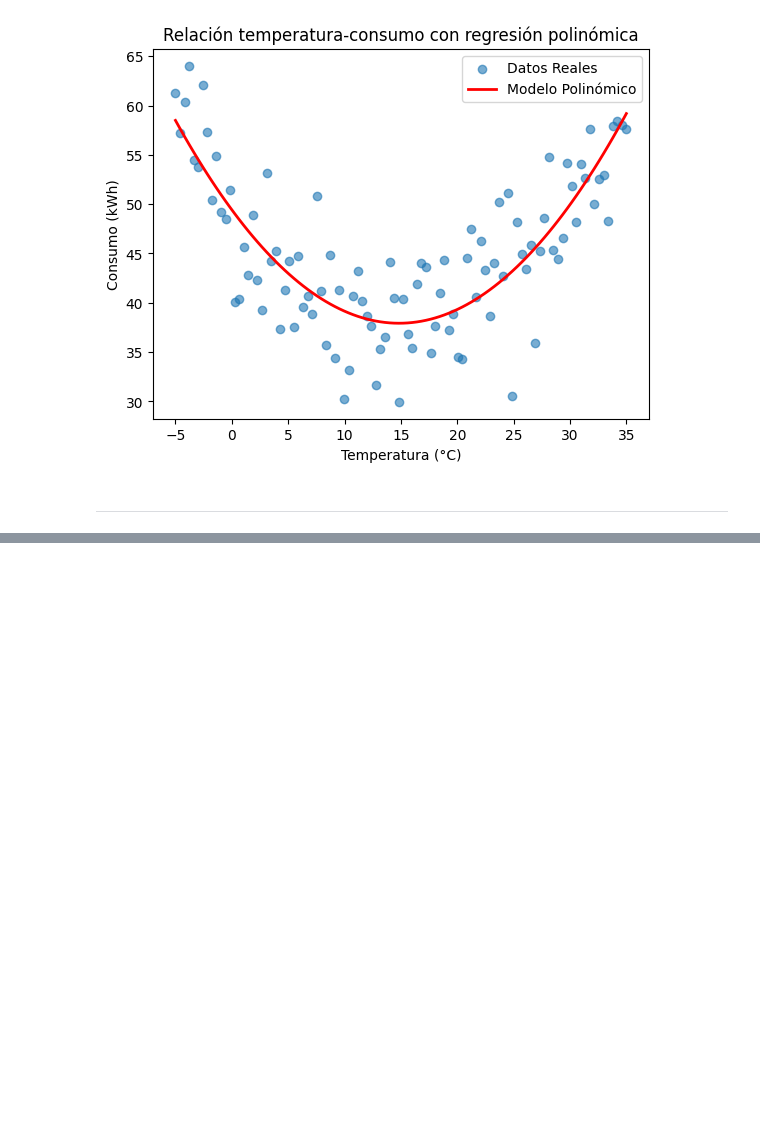
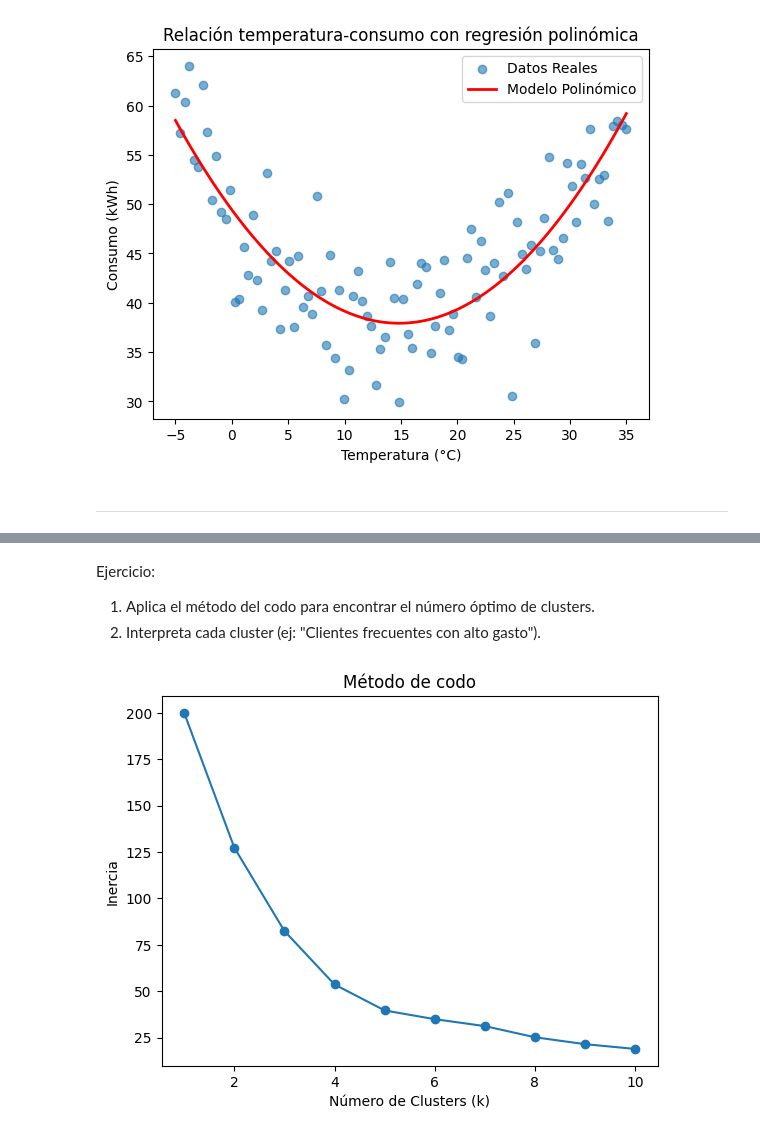
Before and after one commit to rodrigoalegre210/IA, a Jupyter notebook: IA-8.ipynb, the cells around one changed output, grey strips where cells are left out. Cells and saved outputs as stored; diff of their text form; code cells hidden in the pictures; blank space fills up the shorter version.

```diff
--- a/IA-8.ipynb
+++ b/IA-8.ipynb
@@ -129,0 +218,20 @@ plt.show()
+# %% [markdown]
+Ejercicio:
+
+1. Aplica el método del codo para encontrar el número óptimo de clusters.
+2. Interpreta cada cluster (ej: "Clientes frecuentes con alto gasto").
+# %%
+inercia = []
+for k in range(1, 11):
+    kmeans = KMeans(n_clusters = k, random_state = 42)
+    kmeans.fit_predict(datos_escalados)
+    inercia.append(kmeans.inertia_)
+
+plt.plot(range(1, 11), inercia, marker = 'o')
+plt.xlabel('Número de Clusters (k)')
+plt.ylabel('Inercia')
+plt.title('Método de codo')
+
+plt.show()
+# %% [output]
+[figure, added]
```
Also changed, not shown: parts of 11 cells of this notebook.
